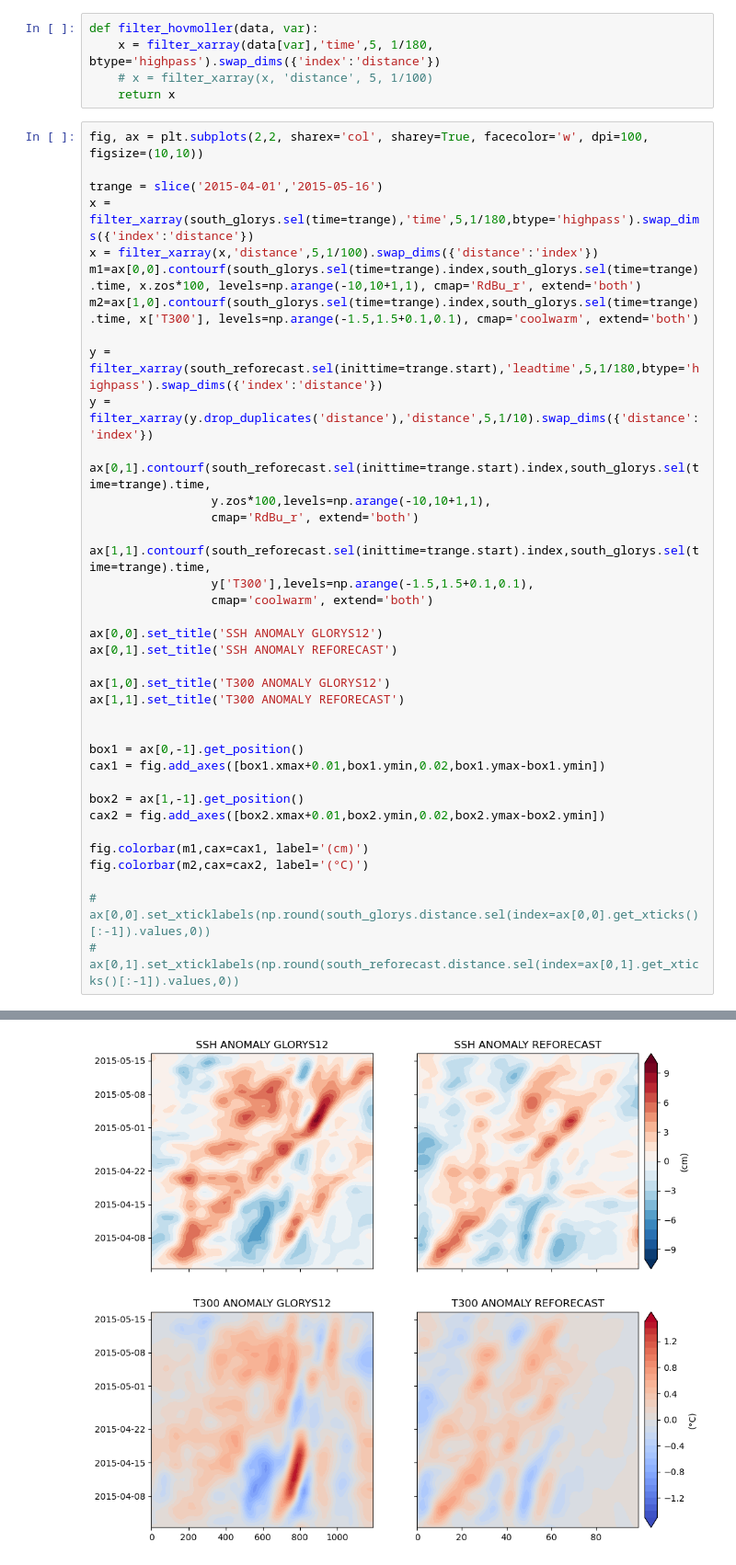
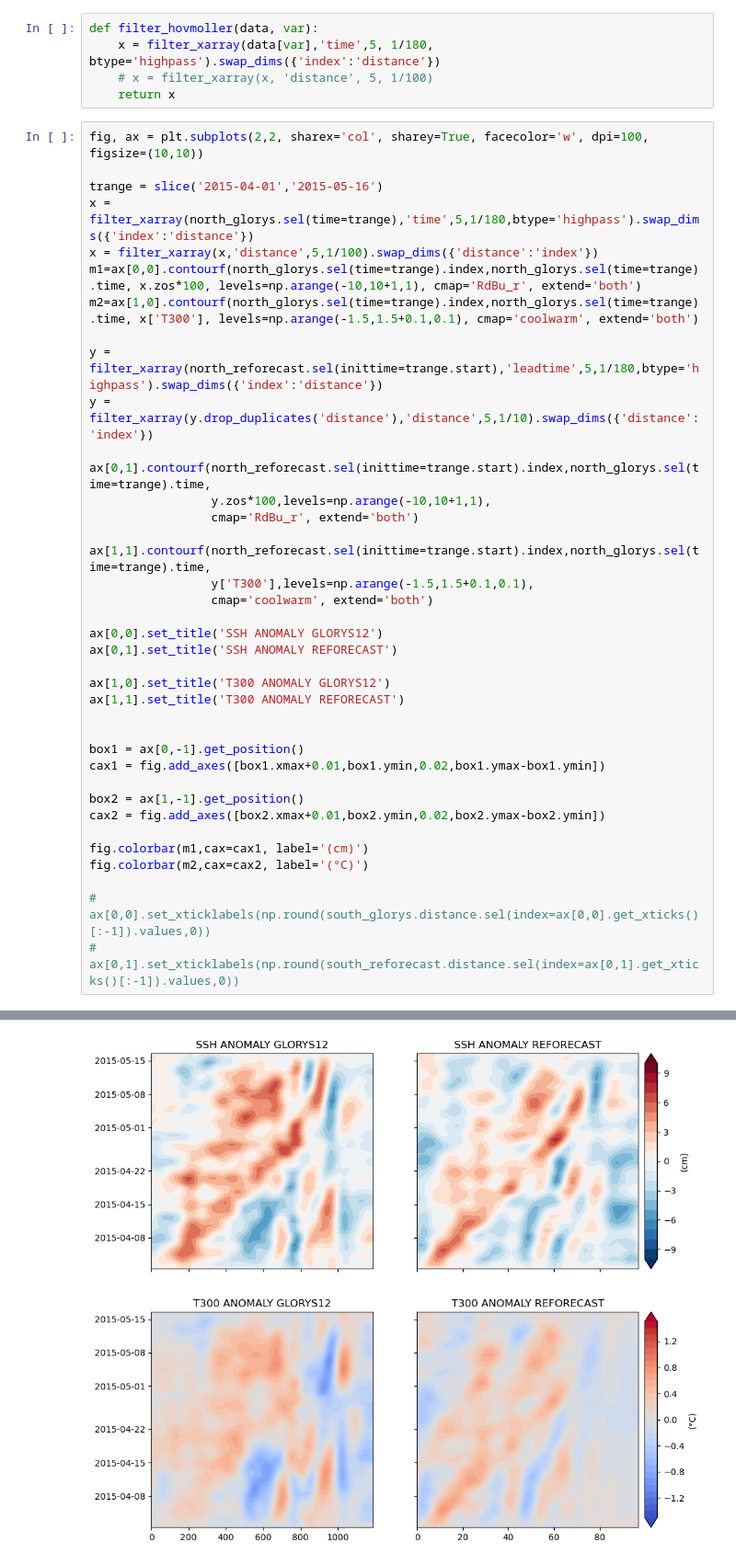
Before and after one commit to lucasglasner/S2S_CEAZA, a Jupyter notebook: quicklookhovmollers.ipynb, the cells around one changed output, grey strips where cells are left out. Shown at 92% size. Drawn from its saved outputs; the diff is of its cells as text.

```diff
--- a/quicklookhovmollers.ipynb
+++ b/quicklookhovmollers.ipynb
@@ -117,40 +117,40 @@ def filter_hovmoller(data, var):
 fig, ax = plt.subplots(2,2, sharex='col', sharey=True, facecolor='w', dpi=100, figsize=(10,10))
 
 trange = slice('2015-04-01','2015-05-16')
-x = filter_xarray(south_glorys.sel(time=trange),'time',5,1/180,btype='highpass').swap_dims({'index':'distance'})
+x = filter_xarray(north_glorys.sel(time=trange),'time',5,1/180,btype='highpass').swap_dims({'index':'distance'})
 x = filter_xarray(x,'distance',5,1/100).swap_dims({'distance':'index'})
-m1=ax[0,0].contourf(south_glorys.sel(time=trange).index,south_glorys.sel(time=trange).time, x.zos*100, levels=np.arange(-10,10+1,1), cmap='RdBu_r', extend='both')
-m2=ax[1,0].contourf(south_glorys.sel(time=trange).index,south_glorys.sel(time=trange).time, x['T300'], levels=np.arange(-1.5,1.5+0.1,0.1), cmap='coolwarm', extend='both')
+m1=ax[0,0].contourf(north_glorys.sel(time=trange).index,north_glorys.sel(time=trange).time, x.zos*100, levels=np.arange(-10,10+1,1), cmap='RdBu_r', extend='both')
+m2=ax[1,0].contourf(north_glorys.sel(time=trange).index,north_glorys.sel(time=trange).time, x['T300'], levels=np.arange(-1.5,1.5+0.1,0.1), cmap='coolwarm', extend='both')
 
-y = filter_xarray(south_reforecast.sel(inittime=trange.start),'leadtime',5,1/180,btype='highpass').swap_dims({'index':'distance'})
+y = filter_xarray(north_reforecast.sel(inittime=trange.start),'leadtime',5,1/180,btype='highpass').swap_dims({'index':'distance'})
 y = filter_xarray(y.drop_duplicates('distance'),'distance',5,1/10).swap_dims({'distance':'index'})
 
-ax[0,1].contourf(south_reforecast.sel(inittime=trange.start).index,south_glorys.sel(time=trange).time,
+ax[0,1].contourf(north_reforecast.sel(inittime=trange.start).index,north_glorys.sel(time=trange).time,
                  y.zos*100,levels=np.arange(-10,10+1,1),
                  cmap='RdBu_r', extend='both')
 
-ax[1,1].contourf(south_reforecast.sel(inittime=trange.start).index,south_glorys.sel(time=trange).time,
+ax[1,1].contourf(north_reforecast.sel(inittime=trange.start).index,north_glorys.sel(time=trange).time,
                  y['T300'],levels=np.arange(-1.5,1.5+0.1,0.1),
                  cmap='coolwarm', extend='both')
 
 ax[0,0].set_title('SSH ANOMALY GLORYS12')
 ax[0,1].set_title('SSH ANOMALY REFORECAST')
 
 ax[1,0].set_title('T300 ANOMALY GLORYS12')
 ax[1,1].set_title('T300 ANOMALY REFORECAST')
 
 
 box1 = ax[0,-1].get_position()
 cax1 = fig.add_axes([box1.xmax+0.01,box1.ymin,0.02,box1.ymax-box1.ymin])
 
 box2 = ax[1,-1].get_position()
 cax2 = fig.add_axes([box2.xmax+0.01,box2.ymin,0.02,box2.ymax-box2.ymin])
 
 fig.colorbar(m1,cax=cax1, label='(cm)')
 fig.colorbar(m2,cax=cax2, label='(°C)')
 
 # ax[0,0].set_xticklabels(np.round(south_glorys.distance.sel(index=ax[0,0].get_xticks()[:-1]).values,0))
 # ax[0,1].set_xticklabels(np.round(south_reforecast.distance.sel(index=ax[0,1].get_xticks()[:-1]).values,0))
 # %% [output]
 <matplotlib.colorbar.Colorbar at 0x...>
-[figure, old version]
+[figure, new version]
```
Also changed, not shown: 2 other files.
